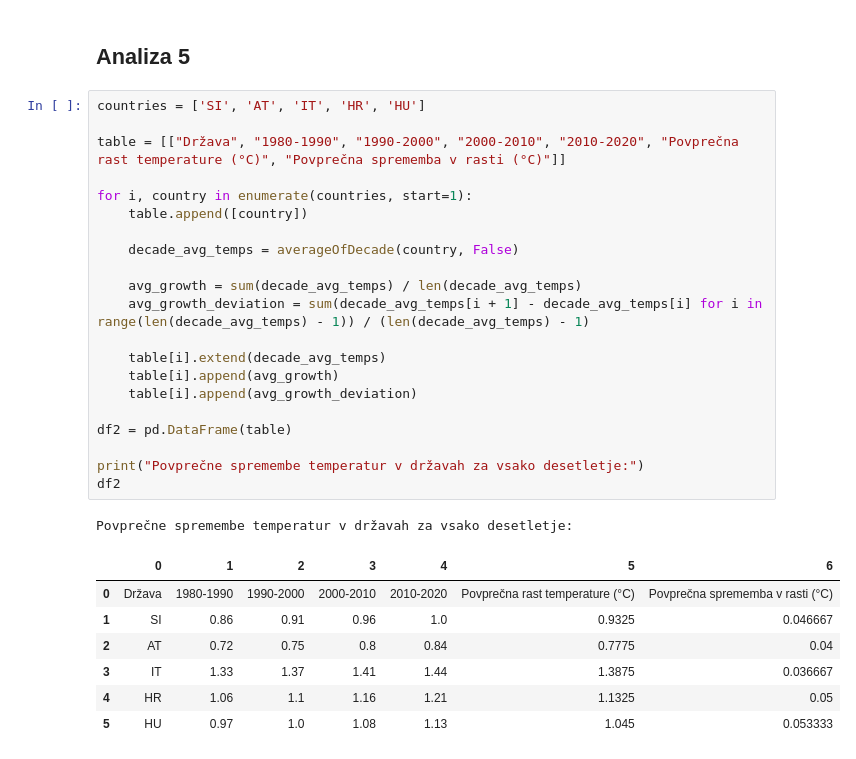
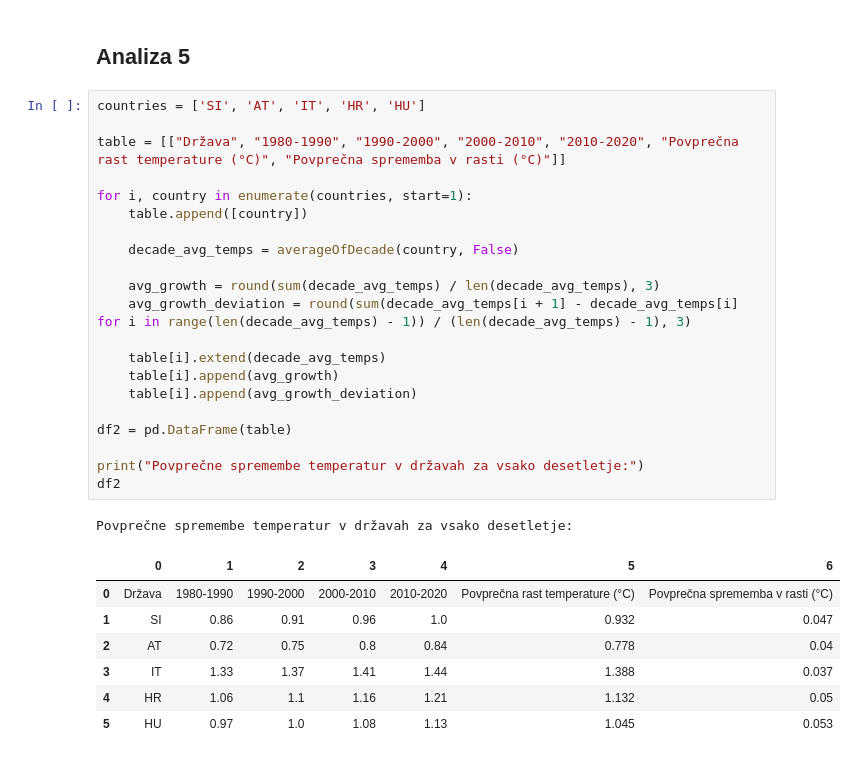
Before and after one commit to hackecTim/PR24-ZM-TPZ-NC, a Jupyter notebook: obdelava.ipynb, the cells around one changed output. Drawn from its saved outputs; the diff is of its cells as text.

```diff
--- a/obdelava.ipynb
+++ b/obdelava.ipynb
@@ -565,33 +565,33 @@ Največja razlika v povprečni temperaturi v HU je bila med leti 1980-1981 z 1.4
 # %%
 countries = ['SI', 'AT', 'IT', 'HR', 'HU']
 
 table = [["Država", "1980-1990", "1990-2000", "2000-2010", "2010-2020", "Povprečna rast temperature (°C)", "Povprečna sprememba v rasti (°C)"]]
 
 for i, country in enumerate(countries, start=1):
     table.append([country])
 
     decade_avg_temps = averageOfDecade(country, False)
 
-    avg_growth = sum(decade_avg_temps) / len(decade_avg_temps)
-    avg_growth_deviation = sum(decade_avg_temps[i + 1] - decade_avg_temps[i] for i in range(len(decade_avg_temps) - 1)) / (len(decade_avg_temps) - 1)
+    avg_growth = round(sum(decade_avg_temps) / len(decade_avg_temps), 3)
+    avg_growth_deviation = round(sum(decade_avg_temps[i + 1] - decade_avg_temps[i] for i in range(len(decade_avg_temps) - 1)) / (len(decade_avg_temps) - 1), 3)
 
     table[i].extend(decade_avg_temps)
     table[i].append(avg_growth)
     table[i].append(avg_growth_deviation)
 
 df2 = pd.DataFrame(table)
 
 print("Povprečne spremembe temperatur v državah za vsako desetletje:")
 df2
 # %% [output]
 Povprečne spremembe temperatur v državah za vsako desetletje:
 |  | 0 | 1 | 2 | 3 | 4 | 5 | 6 |
 | 0 | Država | 1980-1990 | 1990-2000 | 2000-2010 | 2010-2020 | Povprečna rast temperature (°C) | Povprečna sprememba v rasti (°C) |
-| 1 | SI | 0.86 | 0.91 | 0.96 | 1.0 | 0.9325 | 0.046667 |
-| 2 | AT | 0.72 | 0.75 | 0.8 | 0.84 | 0.7775 | 0.04 |
-| 3 | IT | 1.33 | 1.37 | 1.41 | 1.44 | 1.3875 | 0.036667 |
-| 4 | HR | 1.06 | 1.1 | 1.16 | 1.21 | 1.1325 | 0.05 |
-| 5 | HU | 0.97 | 1.0 | 1.08 | 1.13 | 1.045 | 0.053333 |
+| 1 | SI | 0.86 | 0.91 | 0.96 | 1.0 | 0.932 | 0.047 |
+| 2 | AT | 0.72 | 0.75 | 0.8 | 0.84 | 0.778 | 0.04 |
+| 3 | IT | 1.33 | 1.37 | 1.41 | 1.44 | 1.388 | 0.037 |
+| 4 | HR | 1.06 | 1.1 | 1.16 | 1.21 | 1.132 | 0.05 |
+| 5 | HU | 0.97 | 1.0 | 1.08 | 1.13 | 1.045 | 0.053 |
 # %%
 drzave = ['Slovenija', 'Avstrija', 'Italija', 'Hrvaška', 'Madžarska']
 table1 = np.zeros((6, 7), dtype=object)
```
Also changed, not shown: parts of 1 cell of this notebook.
